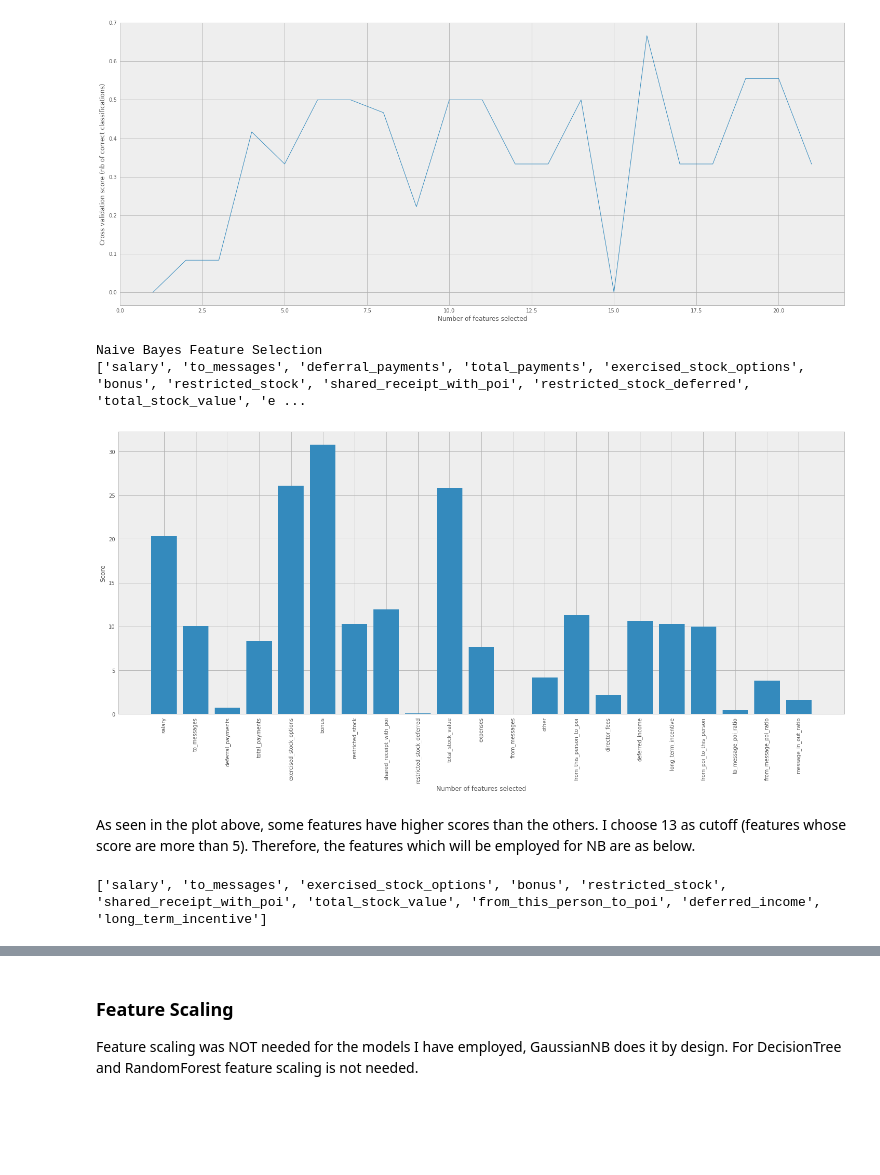
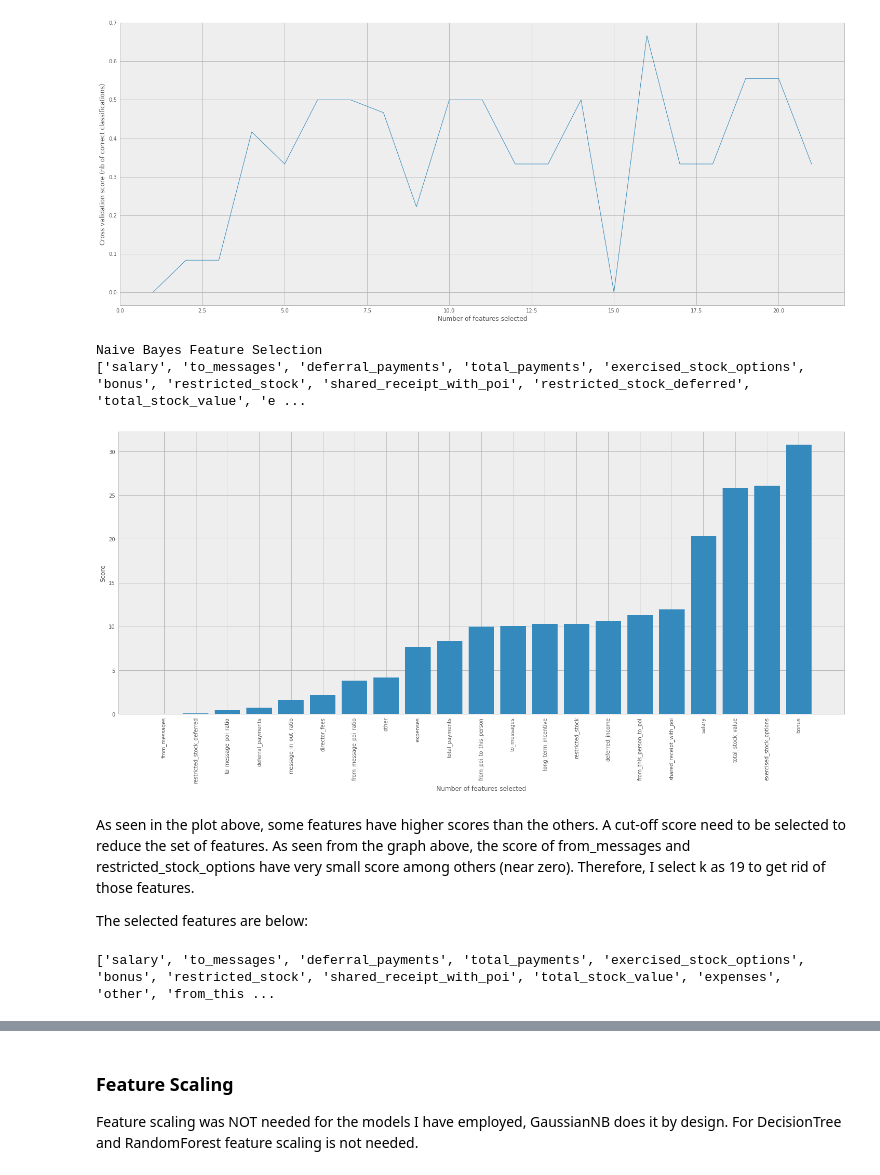
Before and after one commit to ardatasci/udacity-data-analyst-nanodegree, a Jupyter notebook: MachineLearning/final_project/enron_data_investigate.ipynb, the cells around one changed output, grey strips where cells are left out. Saved outputs shown, nothing was run; the diff lists cells and outputs as text; code cells hidden in the pictures; blank space fills up the shorter version.

```diff
--- a/MachineLearning/final_project/enron_data_investigate.ipynb
+++ b/MachineLearning/final_project/enron_data_investigate.ipynb
@@ -272,39 +272,45 @@ Optimal number of features : 16
 [figure]
 # %%
 from sklearn.feature_selection import SelectKBest, f_classif
-
+import collections
 
 
 feature_selector = SelectKBest(f_classif, k='all')
 feature_selector.fit(df_poi_filtered, target_feature)
 # Get idxs of columns to keep
 idxs_selected = feature_selector.get_support(indices=True)
 features_dataframe_new = df_poi_filtered[idxs_selected]
 print "Naive Bayes Feature Selection"
 print list(features_dataframe_new)
 
+
+features_dict  = dict(zip(list(df_poi_filtered), feature_selector.scores_))
+features_dict = collections.OrderedDict(sorted(features_dict.items(), key=lambda t: t[1]))
+
 plt.figure(figsize = (25,10))
-plt.bar(range(len(list(df_poi_filtered))), feature_selector.scores_)
+plt.bar(range(len(features_dict)), features_dict.values())
 plt.xlabel("Number of features selected")
 plt.ylabel("Score")
-plt.xticks(range(len(list(df_poi_filtered))), list(df_poi_filtered), rotation=90)
+plt.xticks(range(len(features_dict.keys())), features_dict.keys(), rotation=90)
 plt.show()
 # %% [output]
 Naive Bayes Feature Selection
 ['salary', 'to_messages', 'deferral_payments', 'total_payments', 'exercised_stock_options', 'bonus', 'restricted_stock', 'shared_receipt_with_poi', 'restricted_stock_deferred', 'total_stock_value', 'e ...
-[figure, old version]
+[figure, new version]
-# %% [markdown]
-As seen in the plot above, some features have higher scores than the others. I choose 13 as cutoff (features whose score are more than 5). Therefore, the features which will be employed for NB are as below.
+# %% [markdown]
+As seen in the plot above, some features have higher scores than the others. A cut-off score need to be selected to reduce the set of features. As seen from the graph above, the score of from_messages and restricted_stock_options have very small score among others (near zero). Therefore, I select k as 19 to get rid of those features.
+
+The selected features are below:
 # %%
 global optimal_features_naive_bayes
 
-feature_selector = SelectKBest(f_classif, k=10)
+feature_selector = SelectKBest(f_classif, k=19)
 feature_selector.fit(df_poi_filtered, target_feature)
 idxs_selected = feature_selector.get_support(indices=True)
 optimal_features_naive_bayes = list(df_poi_filtered[idxs_selected])
 print optimal_features_naive_bayes
 # %% [output]
-['salary', 'to_messages', 'exercised_stock_options', 'bonus', 'restricted_stock', 'shared_receipt_with_poi', 'total_stock_value', 'from_this_person_to_poi', 'deferred_income', 'long_term_incentive']
+['salary', 'to_messages', 'deferral_payments', 'total_payments', 'exercised_stock_options', 'bonus', 'restricted_stock', 'shared_receipt_with_poi', 'total_stock_value', 'expenses', 'other', 'from_this ...
 # %% [markdown]
 ### Validate & Evaluate Models
 
```
Also changed, not shown: parts of 8 cells of this notebook, 1 other file.
